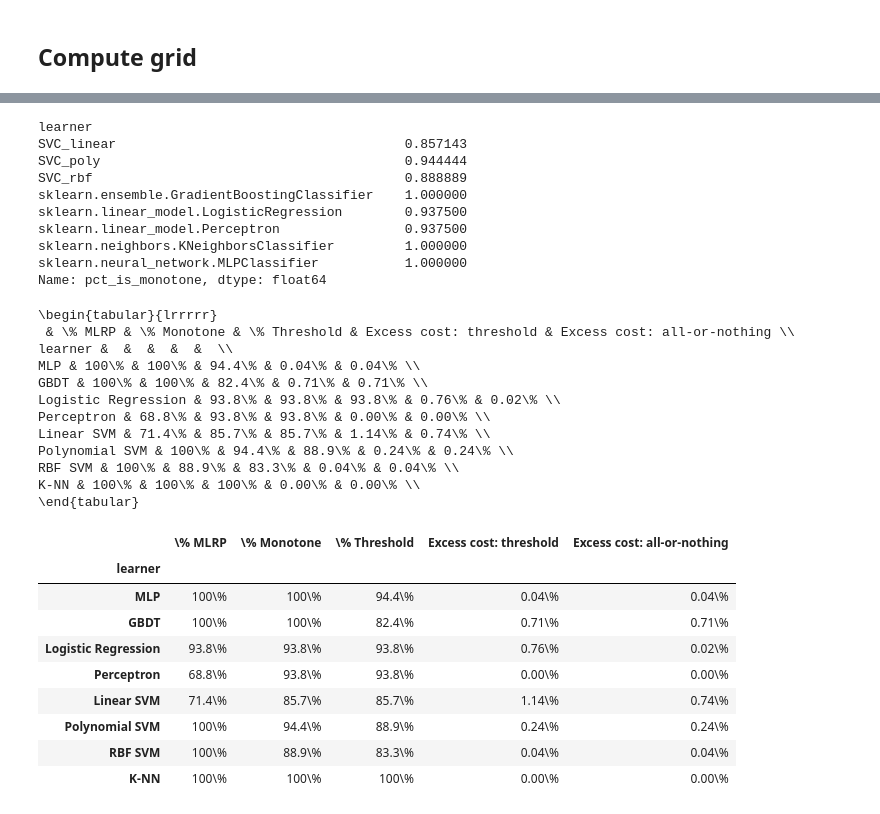
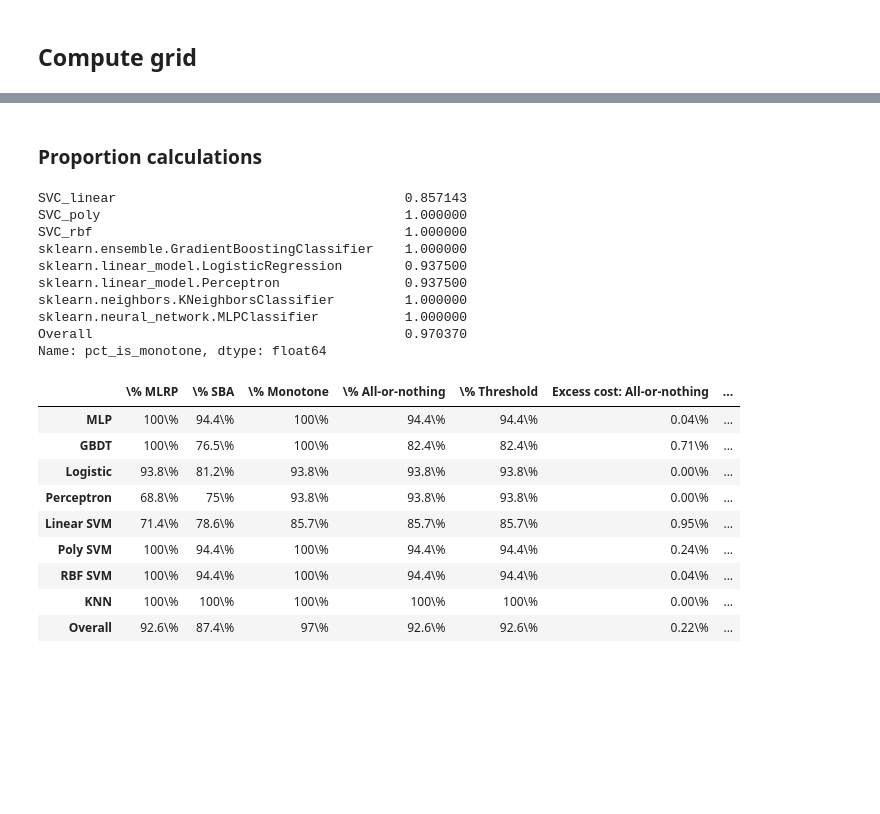
Before and after one commit to edensaig/delegated-classification, a Jupyter notebook: empirical_robustness.ipynb, the cells around one changed output, grey strips where cells are left out. Drawn from its saved outputs; the diff is of its cells as text; code cells hidden in the pictures; blank space fills up the shorter version.

```diff
--- a/empirical_robustness.ipynb
+++ b/empirical_robustness.ipynb
@@ -175,3 +143,8 @@ lp_results_df.head()
+# %%
+groupby_overall = lambda df: pd.concat([
+    df.groupby(level=0).mean(),
+    df.mean().rename('Overall').to_frame().transpose(),
+])
 # %%
 ratio = lambda col1, col2, offset=0: (lambda df: df[col1]/df[col2]+offset)
 
@@ -188,11 +161,11 @@ ratio_s = (
         columns='contract_type',
         values='B',
     )
-    .dropna(subset='lp')
+    # .dropna(subset='lp')
+    .dropna(subset=set(contracts)-{'sba'})
     .assign(**new_cols)
     .iloc[:,-len(new_cols):]
-    .groupby(level=0)
-    .mean()
+    .pipe(groupby_overall)
 )
 (ratio_s*100).style.format('{:.2f}')
 # %% [output]
@@ -209,3 +210,5 @@ ratio_s = (
+# %% [markdown]
+### Proportion calculations
 # %%
 attrib_s = lambda attrib: (
     lp_results_df
@@ -215,89 +218,85 @@ attrib_s = lambda attrib: (
         columns='contract_type',
         values=attrib,
     )
-    ['lp']
+    ['hybrid']
     .astype(float)
-    .groupby(level=0)
-    .mean()
+    .to_frame()
+    .pipe(groupby_overall)
+    # .groupby(level=0)
+    # .mean()
+    .iloc[:,0]
     .rename(f'pct_{attrib}')
 )
 
 attrib_s('is_monotone')
 # %% [output]
-learner
 SVC_linear                                     0.857143
-SVC_poly                                       0.944444
-SVC_rbf                                        0.888889
+SVC_poly                                       1.000000
+SVC_rbf                                        1.000000
 sklearn.ensemble.GradientBoostingClassifier    1.000000
 sklearn.linear_model.LogisticRegression        0.937500
 sklearn.linear_model.Perceptron                0.937500
 sklearn.neighbors.KNeighborsClassifier         1.000000
 sklearn.neural_network.MLPClassifier           1.000000
+Overall                                        0.970370
 Name: pct_is_monotone, dtype: float64
 # %%
 col_names = {
     'pct_is_mlrp': '\\% MLRP',
+    'pct_is_local': '\\% SBA',
     'pct_is_monotone': '\\% Monotone',
+    'pct_is_all_or_nothing': '\\% All-or-nothing',
     'pct_is_threshold': '\\% Threshold',
+    'ratio_all_or_nothing': 'Excess cost: All-or-nothing',
     'ratio_threshold': 'Excess cost: threshold',
-    'ratio_all_or_nothing': 'Excess cost: all-or-nothing',
 }
 format_pct = lambda x: f'{x*100:.3g}\\%'
 format_rel = lambda x: f'{(0 if abs(x)<1e-5 else x)*100:.2f}\\%'
+format_speedup = lambda x: f'{x:.0f}x'
 formatters = {
     'pct_is_mlrp': format_pct,
     'pct_is_monotone': format_pct,
     'pct_is_threshold': format_pct,
+    'pct_is_local': format_pct,
+    'pct_is_all_or_nothing': format_pct,
     'ratio_threshold': format_rel,
     'ratio_all_or_nothing': format_rel,
 }
 
 out_df = (
     pd.concat(
         [
             ratio_s,
             attrib_s('is_mlrp'),
             attrib_s('is_monotone'),
             attrib_s('is_threshold'),
-
+            attrib_s('is_all_or_nothing'),
+            attrib_s('is_local'),
         ],
         axis=1,
     )
-    .loc[learners,list(col_names)]
+    .loc[learners+['Overall'],list(col_names)]
     .rename(
         col_names,
         axis=1,
     )
     .rename(
         dclf.lcdb_learner_names
     )
     .style
     .format(
         {col_names[col]: formatters[col] for col in col_names},
     )
 )
-print(out_df.to_latex())
 out_df
 # %% [output]
-\begin{tabular}{lrrrrr}
- & \% MLRP & \% Monotone & \% Threshold & Excess cost: threshold & Excess cost: all-or-nothing \\
-learner &  &  &  &  &  \\
-MLP & 100\% & 100\% & 94.4\% & 0.04\% & 0.04\% \\
-GBDT & 100\% & 100\% & 82.4\% & 0.71\% & 0.71\% \\
-Logistic Regression & 93.8\% & 93.8\% & 93.8\% & 0.76\% & 0.02\% \\
-Perceptron & 68.8\% & 93.8\% & 93.8\% & 0.00\% & 0.00\% \\
-Linear SVM & 71.4\% & 85.7\% & 85.7\% & 1.14\% & 0.74\% \\
-Polynomial SVM & 100\% & 94.4\% & 88.9\% & 0.24\% & 0.24\% \\
-RBF SVM & 100\% & 88.9\% & 83.3\% & 0.04\% & 0.04\% \\
-K-NN & 100\% & 100\% & 100\% & 0.00\% & 0.00\% \\
-\end{tabular}
-|  | \% MLRP | \% Monotone | \% Threshold | Excess cost: threshold | Excess cost: all-or-nothing |
-| learner |  |  |  |  |  |
-| MLP | 100\% | 100\% | 94.4\% | 0.04\% | 0.04\% |
-| GBDT | 100\% | 100\% | 82.4\% | 0.71\% | 0.71\% |
-| Logistic Regression | 93.8\% | 93.8\% | 93.8\% | 0.76\% | 0.02\% |
-| Perceptron | 68.8\% | 93.8\% | 93.8\% | 0.00\% | 0.00\% |
-| Linear SVM | 71.4\% | 85.7\% | 85.7\% | 1.14\% | 0.74\% |
-| Polynomial SVM | 100\% | 94.4\% | 88.9\% | 0.24\% | 0.24\% |
-| RBF SVM | 100\% | 88.9\% | 83.3\% | 0.04\% | 0.04\% |
-| K-NN | 100\% | 100\% | 100\% | 0.00\% | 0.00\% |
+|  | \% MLRP | \% SBA | \% Monotone | \% All-or-nothing | \% Threshold | Excess cost: All-or-nothing | ... |
+| MLP | 100\% | 94.4\% | 100\% | 94.4\% | 94.4\% | 0.04\% | ... |
+| GBDT | 100\% | 76.5\% | 100\% | 82.4\% | 82.4\% | 0.71\% | ... |
+| Logistic | 93.8\% | 81.2\% | 93.8\% | 93.8\% | 93.8\% | 0.00\% | ... |
+| Perceptron | 68.8\% | 75\% | 93.8\% | 93.8\% | 93.8\% | 0.00\% | ... |
+| Linear SVM | 71.4\% | 78.6\% | 85.7\% | 85.7\% | 85.7\% | 0.95\% | ... |
+| Poly SVM | 100\% | 94.4\% | 100\% | 94.4\% | 94.4\% | 0.24\% | ... |
+| RBF SVM | 100\% | 94.4\% | 100\% | 94.4\% | 94.4\% | 0.04\% | ... |
+| KNN | 100\% | 100\% | 100\% | 100\% | 100\% | 0.00\% | ... |
+| Overall | 92.6\% | 87.4\% | 97\% | 92.6\% | 92.6\% | 0.22\% | ... |
```
Also changed, not shown: parts of 15 cells of this notebook, 14 other files.
